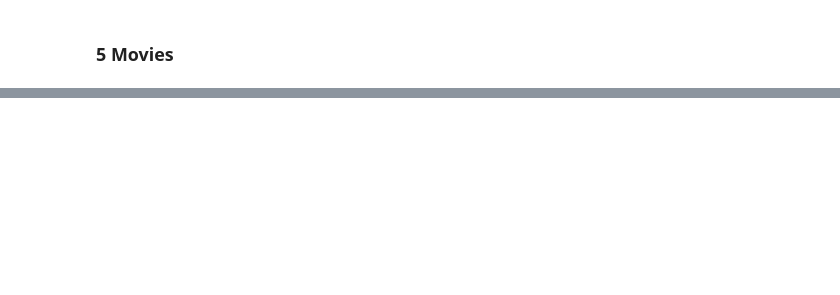
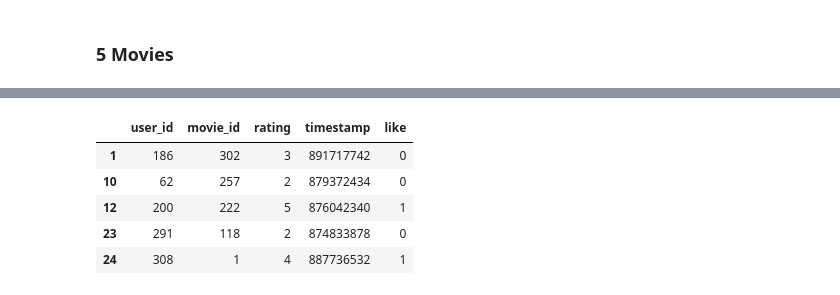
Before and after one commit to abhishekjainz/multi-armed-bandits-recommendation-system, a Jupyter notebook: code/Non-Contextual Bandits.ipynb, the cells around one changed output, grey strips where cells are left out. Saved outputs shown, nothing was run; the diff lists cells and outputs as text; code cells hidden in the pictures; blank space fills up the shorter version.

```diff
--- a/code/Non-Contextual Bandits.ipynb
+++ b/code/Non-Contextual Bandits.ipynb
@@ -395,0 +449,11 @@ Text(0.5, 1.0, 'Cumulative Rewards at Each Step')
+# %%
+top_50_movies = top_50_agg.index.tolist()
+df_top_50 = ratings[ratings["movie_id"].isin(top_50_movies)]
+df_top_50.head()
+# %% [output]
+|  | user_id | movie_id | rating | timestamp | like |
+| 1 | 186 | 302 | 3 | 891717742 | 0 |
+| 10 | 62 | 257 | 2 | 879372434 | 0 |
+| 12 | 200 | 222 | 5 | 876042340 | 1 |
+| 23 | 291 | 118 | 2 | 874833878 | 0 |
+| 24 | 308 | 1 | 4 | 887736532 | 1 |
```
Also changed, not shown: parts of 25 cells of this notebook.
